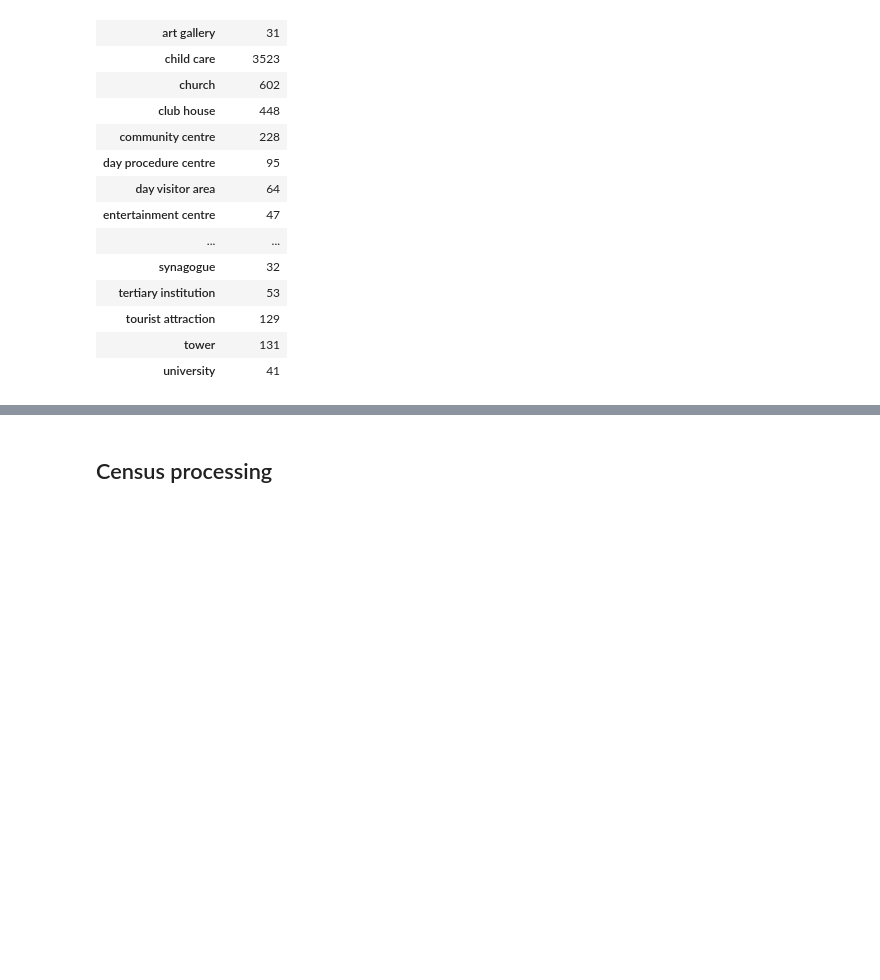
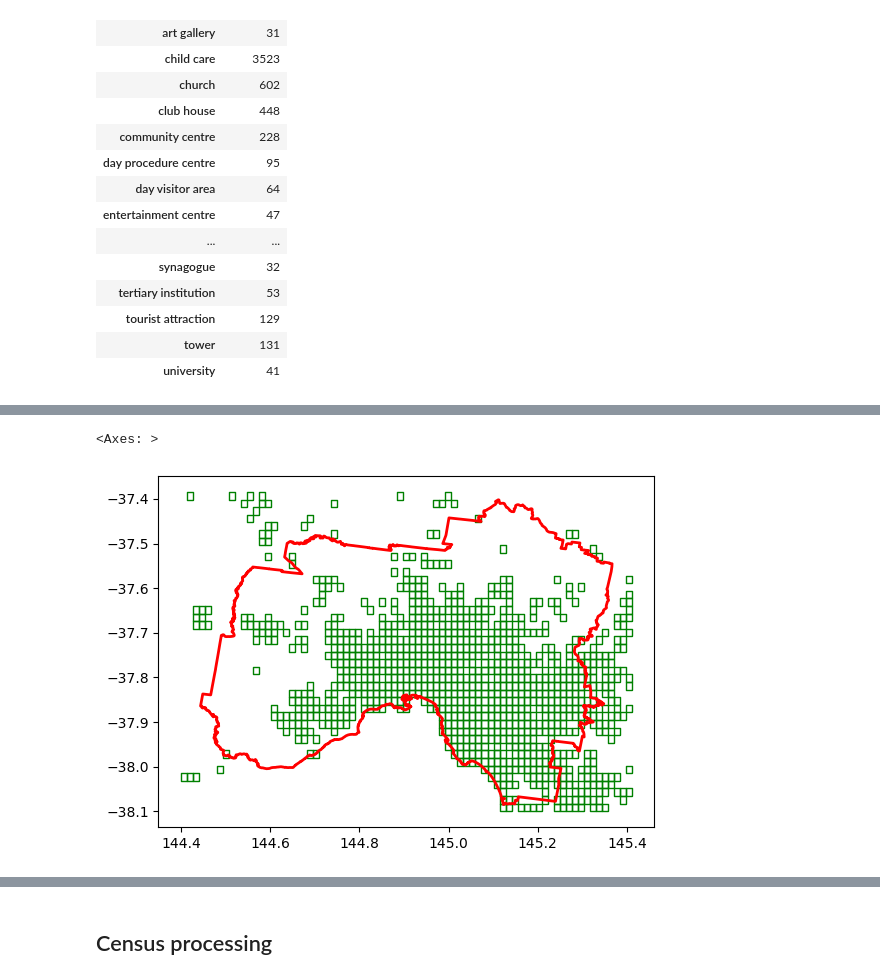
Before and after one commit to tpisel/walkability, a Jupyter notebook: data_ingestion.ipynb, the cells around one changed output, grey strips where cells are left out. Drawn from its saved outputs; the diff is of its cells as text; code cells hidden in the pictures; blank space fills up the shorter version.

```diff
--- a/data_ingestion.ipynb
+++ b/data_ingestion.ipynb
@@ -342,0 +366,29 @@ cleaned_vicmap_gdf[['category','geometry']].groupby('category').count()
+# %%
+def get_data_from_api(base_url, params, save_file=False, dry=False):
+    unwrapped_params = {
+        key: ','.join(map(str, value)) if isinstance(value, list) else value
+        for key, value in params.items()
+    }
+
+    if dry:
+        req = requests.Request('GET', base_url, params=unwrapped_params)
+        prepared_req = req.prepare()
+        return prepared_req.url
+
+    response = requests.get(base_url, params=unwrapped_params)
+
+    if response.status_code != 200:
+        raise Exception(f"API request failed with status code {response.status_code}")
+    data = response.json()
+
+    if save_file:
+        with open(save_file, 'w') as file:
+            json.dump(data, file)
+
+
+    return data
+# %%
+here_categories = ['100-1100','100-1000','200-2000-0011','600-6300-0066']
+responses = []
+empty_cell_index = []
+downloaded_cell_index = []
@@ -342,0 +549,11 @@ cleaned_vicmap_gdf[['category','geometry']].groupby('category').count()
+# %%
+grid_gdf_of_interest = grid_gdf.iloc[downloaded_cell_index].reset_index()
+
+grid_gdf_of_interest
+grid_gdf_of_interest.to_feather('data/prepared/selected1000mgrid.feather')
+
+ax = grid_gdf_of_interest.plot(color='none', edgecolor='green', linewidth=1)
+gpd.GeoSeries([lga_area_of_interest]).plot(ax=ax, color='none', edgecolor='red', linewidth=2)
+# %% [output]
+<Axes: >
+[figure, added]
```
Also changed, not shown: parts of 23 cells of this notebook, 10 other files.
